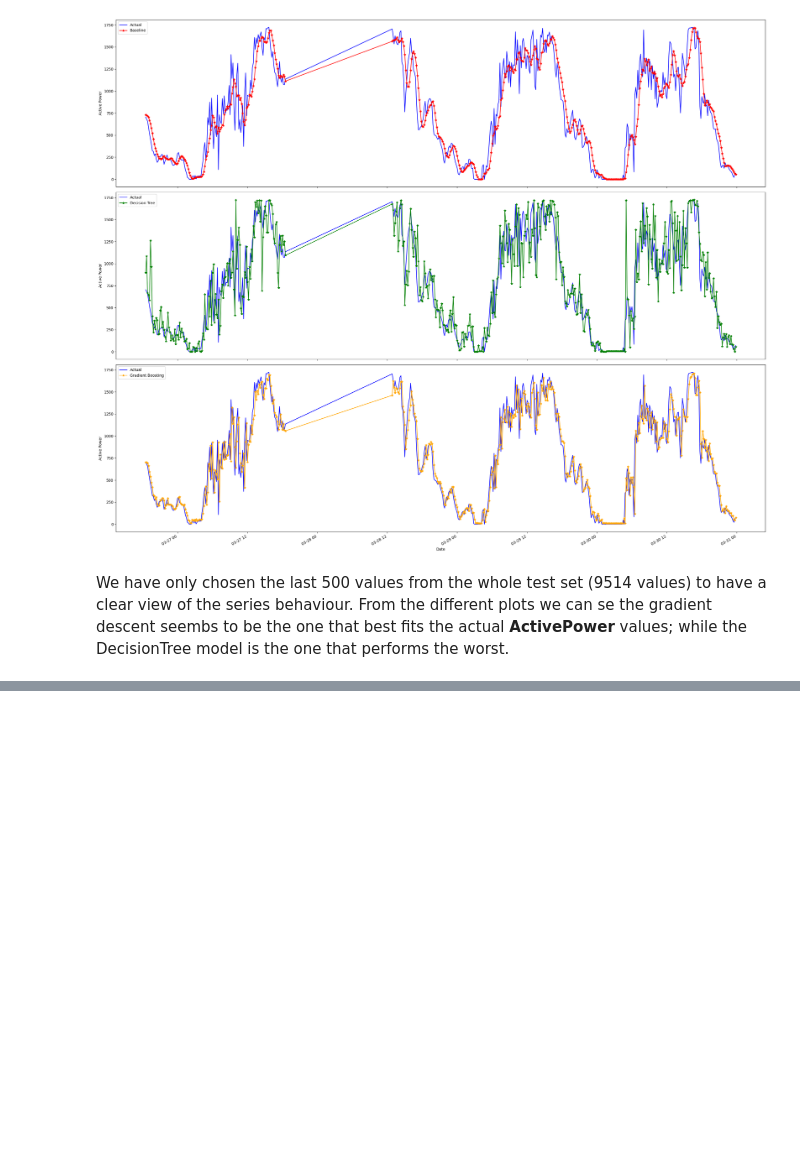
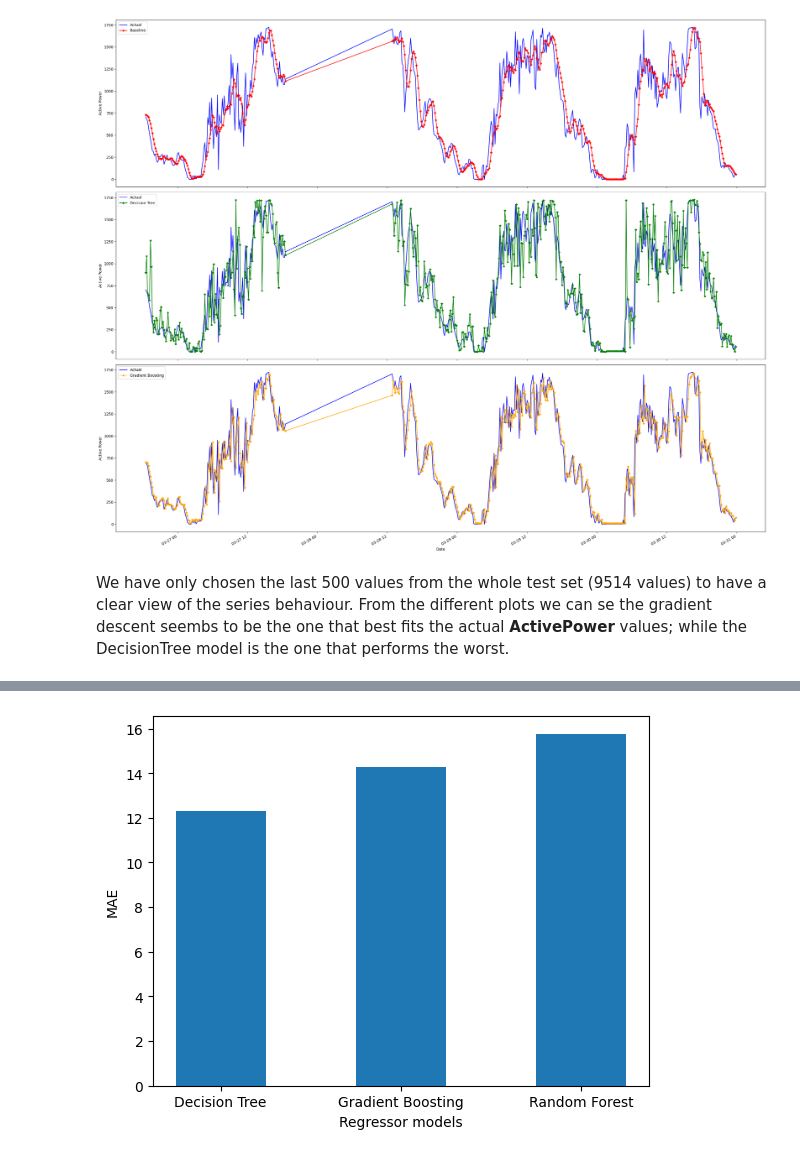
Before and after one commit to acrulopez/data-mining-UPM, a Jupyter notebook: Project.ipynb, the cells around one changed output, grey strips where cells are left out. Saved outputs shown, nothing was run; the diff lists cells and outputs as text; code cells hidden in the pictures; blank space fills up the shorter version.

Commit message:
predictions

```diff
--- a/Project.ipynb
+++ b/Project.ipynb
@@ -375,0 +393,36 @@ __Predict a sequence of future time steps using a sequence of past observations_
+# %%
+y = new_df['ActivePower']
+X = new_df.drop(['ActivePower','Date'],axis=1)
+
+X_train, X_test, y_train, y_test = train_test_split(X, y, test_size=0.3, random_state=42, shuffle=False)
+# %%
+dt_reg_5 = DecisionTreeRegressor(random_state=42)
+dt_reg_5.fit(X_train, y_train)
+dt_reg_5_pred = dt_reg_5.predict(X_test)
+# %%
+gbr_5 = GradientBoostingRegressor(random_state=42)
+gbr_5.fit(X_train, y_train)
+gbr_5_pred = gbr_5.predict(X_test)
+# %%
+from sklearn.ensemble import RandomForestRegressor
+rf_reg_5 = RandomForestRegressor(n_estimators=100, random_state=42)
+rf_reg_5.fit(X_train,y_train)
+rf_reg_5_pred = rf_reg_5.predict(X_test)
+# %%
+dt_5_mae = mean_absolute_error(y_test, dt_reg_5_pred)
+gbr_5_mae = mean_absolute_error(y_test, gbr_5_pred)
+rf_5_mae = mean_absolute_error(y_test, rf_reg_5_pred)
+
+# Generate the bar plot
+fig, ax = plt.subplots()
+
+x = ['Decision Tree', 'Gradient Boosting','Random Forest']
+y = [dt_5_mae, gbr_5_mae, rf_5_mae]
+
+ax.bar(x, y, width=0.5)
+ax.set_xlabel('Regressor models')
+ax.set_ylabel('MAE')
+
+plt.show()
+# %% [output]
+[figure, added]
```
Also changed, not shown: parts of 31 cells of this notebook.
